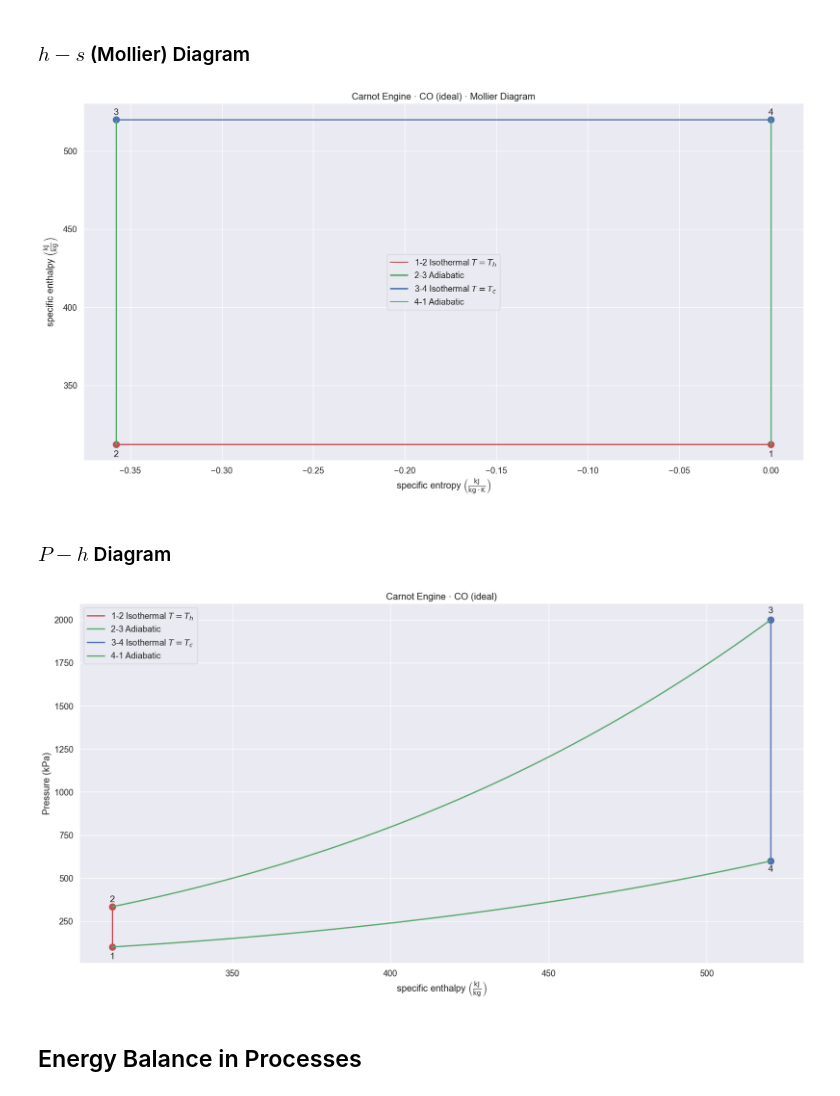
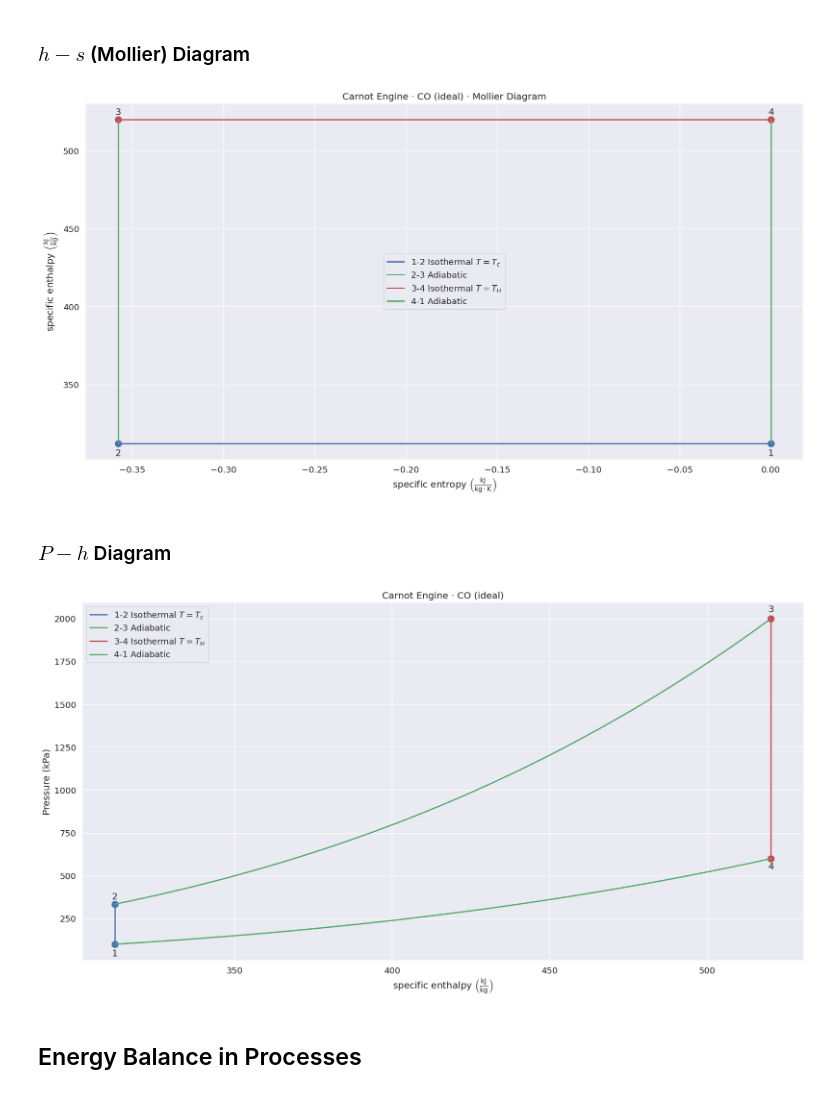
Before and after one commit to phystopia/thermodynamics, a Jupyter notebook: carnot_CO_ideal.ipynb, the cells around one changed output. Saved outputs shown, nothing was run; the diff lists cells and outputs as text; code cells hidden in the pictures.

```diff
--- a/carnot_CO_ideal.ipynb
+++ b/carnot_CO_ideal.ipynb
@@ -317,5 +343,5 @@ $$ s_2 = s_1 + c_p \, \ln \left( \frac{T_2}{T_1} \right) - R \, \ln \left( \frac
 # %%
-s2 = s1 + cp * np.log(T2/T1) - R * np.log(P2/P1) # entropy for an ideal gas
+s2 = R * np.log(v2/v1) + s1 # entropy for an ideal gas in an isothermall process
 print(f's₂: {s2:.5f} kJ/(kg·K)')
 # %% [output]
 s₂: -0.35780 kJ/(kg·K)
@@ -383,4 +415,4 @@ $$ s_4 = s_1 + c_p \, \ln \left( \frac{T_4}{T_1} \right) - R \, \ln \left( \frac
 # %%
-s4 = s1 + cp * np.log(T4/T1) - R * np.log(P4/P1) # entropy for an ideal gas
+s4 = R * np.log(v4/v3) + s3 # entropy for an ideal gas in an isothermal process
 print(f's₄: {s4:.1f} kJ/(kg·K)')
 # %% [output]
@@ -741,35 +773,35 @@ plt.show()
 # %%
 fig, ax = plt.subplots(figsize=(20,10))
 
 # Title4
 ax.set_title('Carnot Engine · CO (ideal) · Mollier Diagram')
 
 # State markers
-ax.plot([s1, s2], [h1, h2], 'ro', markersize=10)  # States 1-2
-ax.plot([s3, s4], [h3, h4], 'bo', markersize=10)  # States 3-4
+ax.plot([s1, s2], [h1, h2], 'bo', markersize=10)  # States 1-2
+ax.plot([s3, s4], [h3, h4], 'ro', markersize=10)  # States 3-4
 
 # State annotations
 ax.annotate('1', xy=(s1, h1), xytext=(s1, h1*0.975), fontsize=14, ha='center')  # State 1
 ax.annotate('2', xy=(s2, h2), xytext=(s2, h2*0.975), fontsize=14, ha='center')  # State 2
 ax.annotate('3', xy=(s3, h3), xytext=(s3, h3*1.006), fontsize=14, ha='center')  # State 3
 ax.annotate('4', xy=(s4, h4), xytext=(s4, h4*1.006), fontsize=14, ha='center')  # State 4
 
 # Process curves
-ax.plot(s12, h12, 'r-', linewidth=2, label=r'1-2 Isothermal $T=T_h$')  # 1➛2: Isothermal
+ax.plot(s12, h12, 'b-', linewidth=2, label=r'1-2 Isothermal $T=T_c$')  # 1➛2: Isothermal
 ax.plot(s23, h23, 'g-', linewidth=2, label= '2-3 Adiabatic')           # 2➛3: Adiabatic
-ax.plot(s34, h34, 'b-', linewidth=2, label=r'3-4 Isothermal $T=T_c$')  # 3➛4: Isothermal
+ax.plot(s34, h34, 'r-', linewidth=2, label=r'3-4 Isothermal $T=T_H$')  # 3➛4: Isothermal
 ax.plot(s41, h41, 'g-', linewidth=2, label= '4-1 Adiabatic')           # 4➛1: Adiabatic
 
 # Axis labels
 ax.set_ylabel(r'specific enthalpy $\left( \mathrm{\frac{kJ}{kg}} \right)$')
 ax.set_xlabel(r'specific entropy $\left( \mathrm{\frac{kJ}{kg \cdot K}} \right)$')
 
 ax.grid(True) # Enable grid
 ax.legend()   # Show legend
 
 plt.show()
 # %% [output]
-[figure, old version]
+[figure, new version]
 # %% [markdown]
 ### $P-h$ Diagram
 # %%
@@ -779,8 +811,8 @@ fig, ax = plt.subplots(figsize=(20,10))
 ax.set_title('Carnot Engine · CO (ideal)')
 
 # State markers
-ax.plot([h1, h2], [P1, P2], 'ro', markersize=10)  # States 1-2
-ax.plot([h3, h4], [P3, P4], 'bo', markersize=10)  # States 3-4
+ax.plot([h1, h2], [P1, P2], 'bo', markersize=10)  # States 1-2
+ax.plot([h3, h4], [P3, P4], 'ro', markersize=10)  # States 3-4
 
 # State annotations
 ax.annotate('1', xy=(h1, P1), xytext=(h1, P1*0.30), fontsize=14, ha='center')  # State 1
@@ -789,9 +821,9 @@ ax.annotate('3', xy=(h3, P3), xytext=(h3, P3*1.02), fontsize=14, ha='center')  #
 ax.annotate('4', xy=(h4, P4), xytext=(h4, P4*0.90), fontsize=14, ha='center')  # State 4
 
 # process curves
-ax.plot(h12, P12, 'r-', linewidth=2, label=r'1-2 Isothermal $T=T_h$')  # 1➛2: Isothermal
+ax.plot(h12, P12, 'b-', linewidth=2, label=r'1-2 Isothermal $T=T_c$')  # 1➛2: Isothermal
 ax.plot(h23, P23, 'g-', linewidth=2, label= '2-3 Adiabatic')           # 2➛3: Adiabatic
-ax.plot(h34, P34, 'b-', linewidth=2, label=r'3-4 Isothermal $T=T_c$')  # 3➛4: Isothermal
+ax.plot(h34, P34, 'r-', linewidth=2, label=r'3-4 Isothermal $T=T_H$')  # 3➛4: Isothermal
 ax.plot(h41, P41, 'g-', linewidth=2, label= '4-1 Adiabatic')           # 4➛1: Adiabatic
 
 # Set axis labels
@@ -803,7 +835,7 @@ ax.legend()   # Show legend
 
 plt.show()
 # %% [output]
-[figure, old version]
+[figure, new version]
 # %% [markdown]
 ## Energy Balance in Processes
 # %% [markdown]
```
Also changed, not shown: parts of 69 cells of this notebook.
